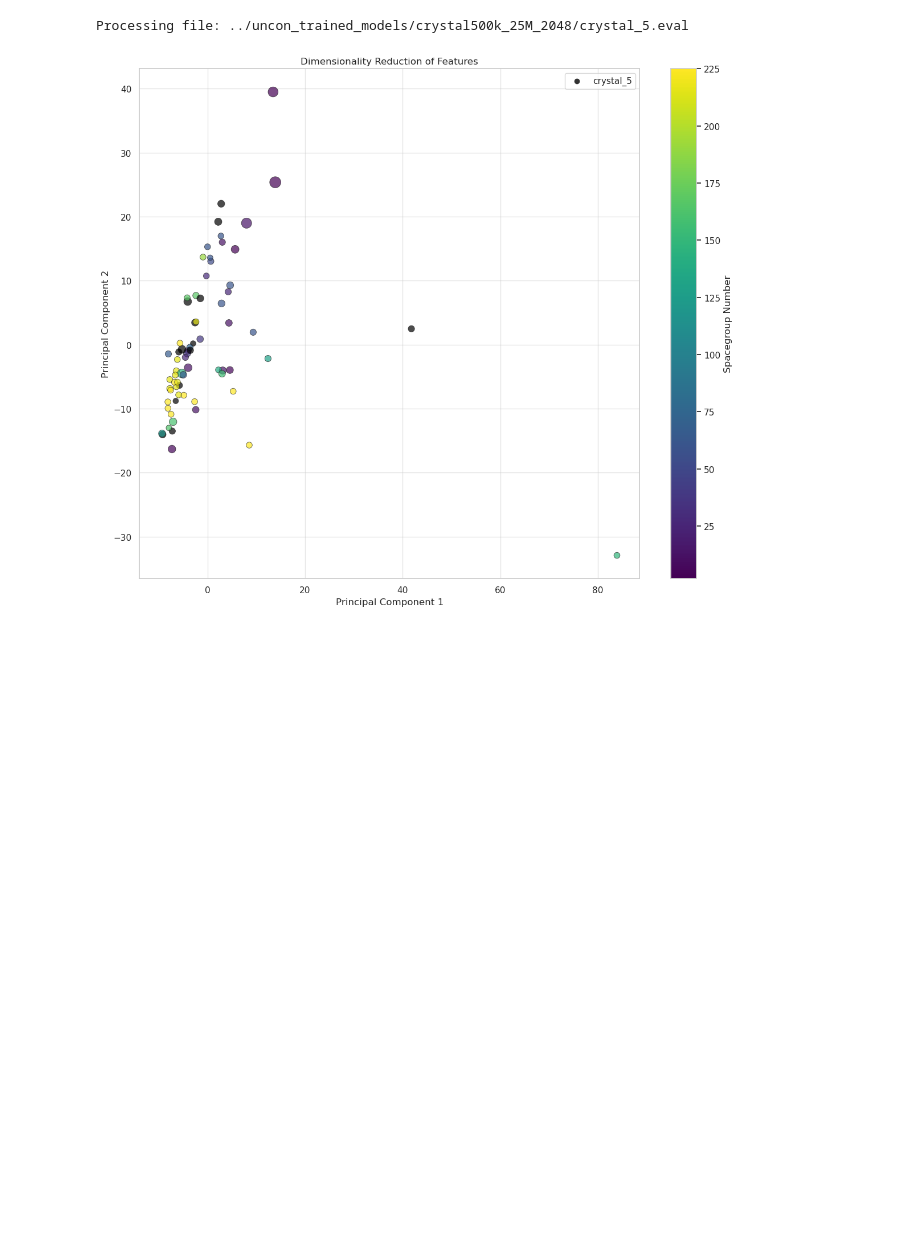
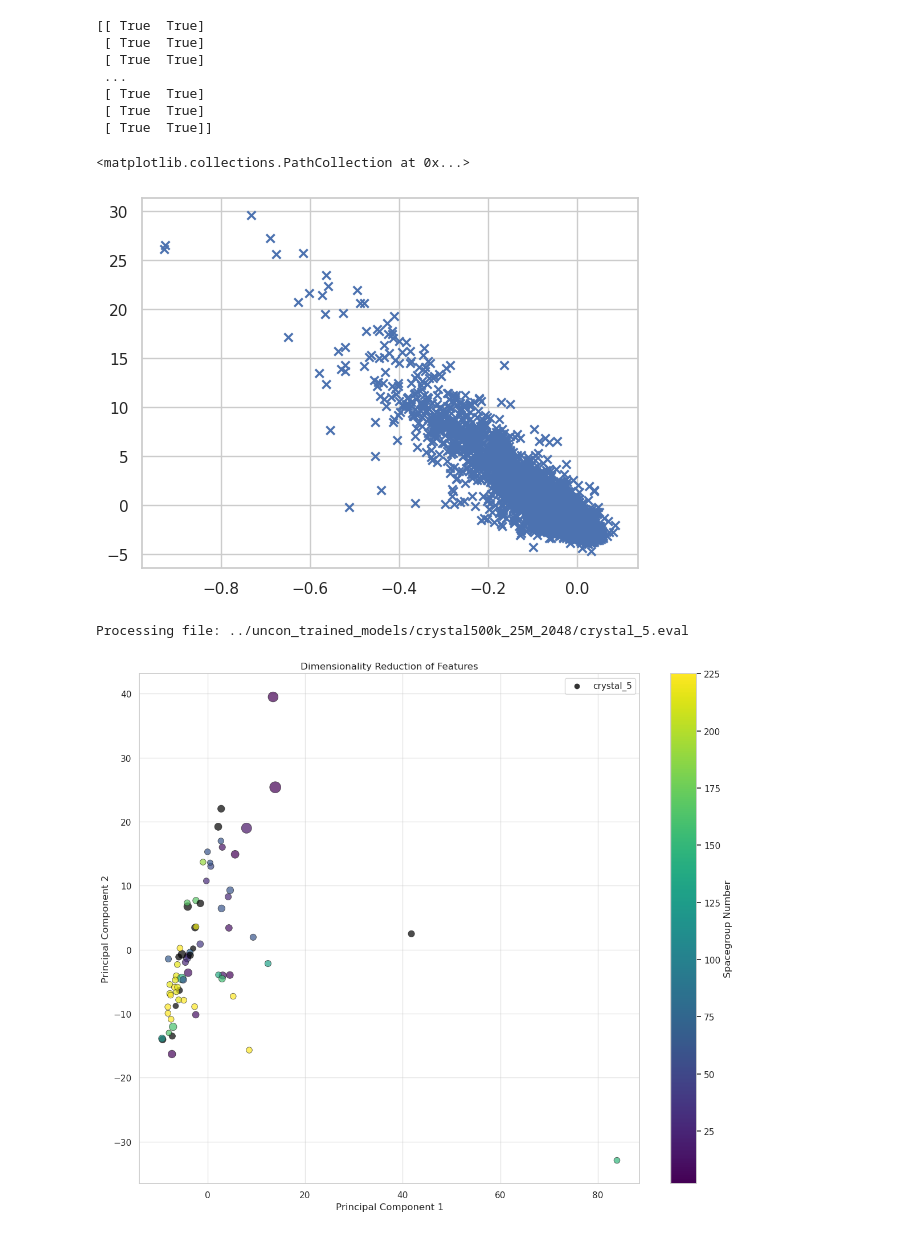
Before and after one commit to zhaohan-alan/decifier, a Jupyter notebook: decifer/notebooks/eval_files_and_descriptors.ipynb, the cells around one changed output. Drawn from its saved outputs; the diff is of its cells as text; code cells hidden in the pictures; blank space fills up the shorter version.

```diff
--- a/decifer/notebooks/eval_files_and_descriptors.ipynb
+++ b/decifer/notebooks/eval_files_and_descriptors.ipynb
@@ -220,3 +692,42 @@ Performing PCA on Combined features...
+# %%
+
+
+df = pd.read_parquet('../deciferdataset_boundary/boundary_test5k.eval', columns=['descriptors.soap_gen', 'descriptors.soap_sample'])
+# soap_features = np.vstack(df['descriptors.soap_gen'].values)
+# scaler = StandardScaler()
+# features_scaled = scaler.fit_transform(soap_features)
+
+# # Apply PCA
+# pca = PCA(n_components=2)
+# reduced_features = pca.fit_transform(features_scaled)
+# mask = np.logical_and(reduced_features < 30,reduced_features > -10)
+# features_cut = reduced_features[np.any(mask, axis=-1)]
+# plt.scatter(features_cut[:,0], features_cut[:,1], marker='o')
+
+soap_features = np.vstack(df['descriptors.soap_sample'].values)
+scaler = StandardScaler()
+features_scaled = scaler.fit_transform(soap_features)
+
+# Apply PCA
+pca = PCA(n_components=2)
+reduced_features = pca.fit_transform(features_scaled)
+mask = np.logical_and(reduced_features[1] < 30, reduced_features > -10)
+print(mask)
+features_cut = reduced_features[np.any(mask, axis=-1)]
+features_cut = features_cut[features_cut[:,0] < 30, :]
+features_cut = features_cut[features_cut[:,1] < 30, :]
+features_cut = features_cut[features_cut[:,1] > -5, :]
+plt.scatter(features_cut[:,0], features_cut[:,1], marker='x')
+# %% [output]
+[[ True  True]
+ [ True  True]
+ [ True  True]
+ ...
+ [ True  True]
+ [ True  True]
+ [ True  True]]
+<matplotlib.collections.PathCollection at 0x...>
+[figure, added]
 # %%
 import pandas as pd
 import numpy as np
```
Also changed, not shown: parts of 7 cells of this notebook, 4 other files.
